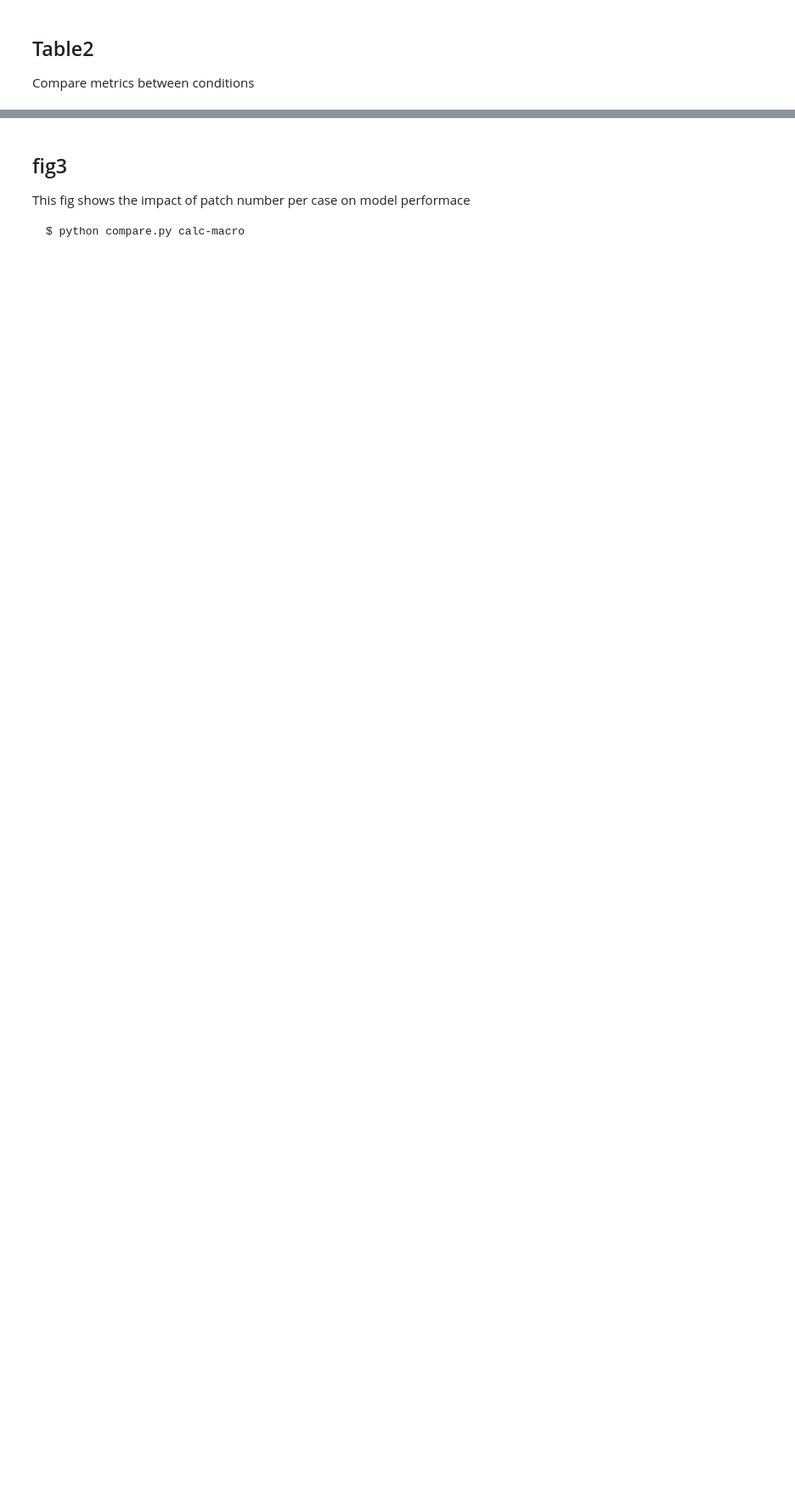
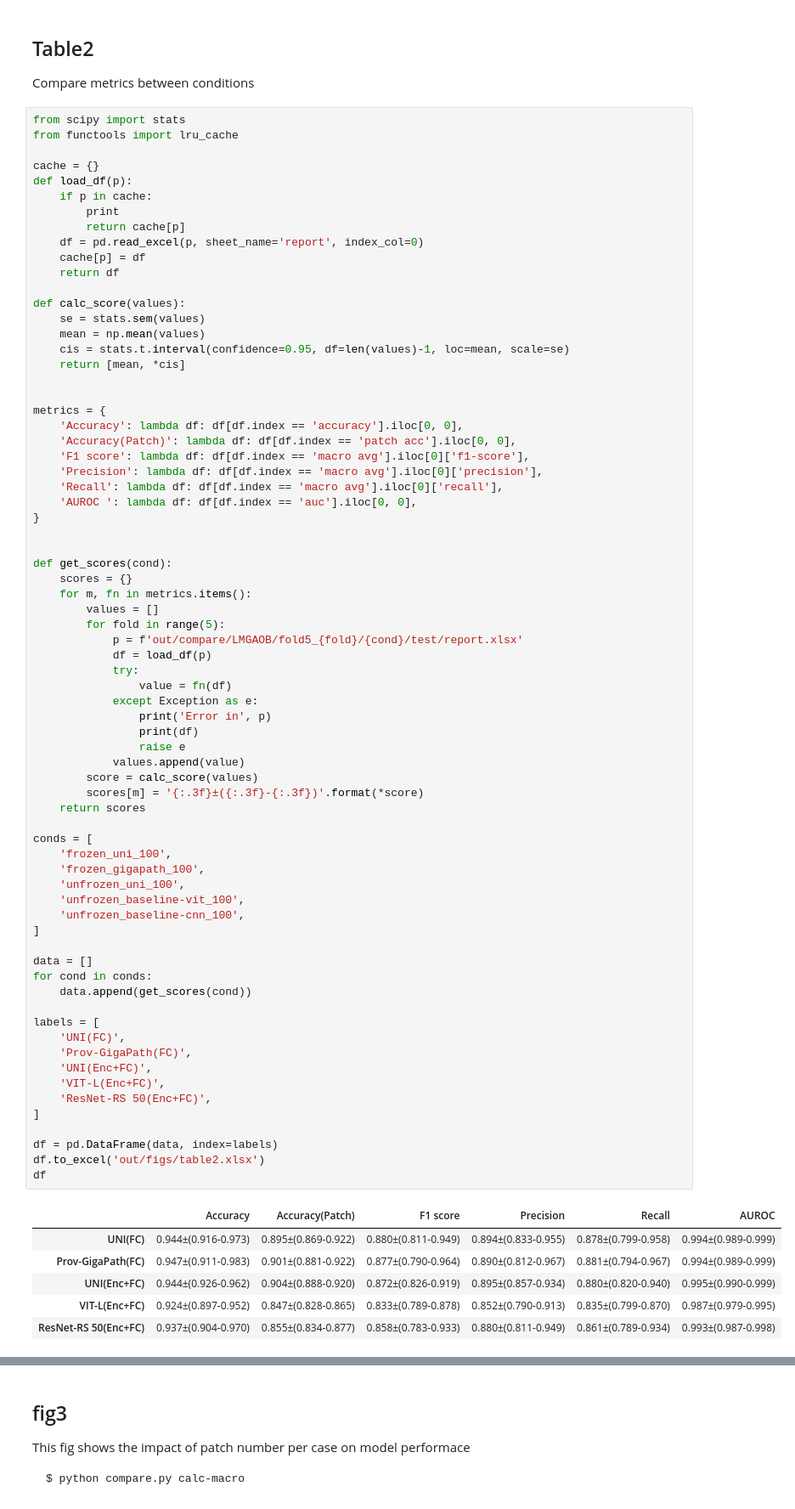
Before and after one commit to endaaman/bt, a Jupyter notebook: fig.ipynb, the cells around one changed output, grey strips where cells are left out. Shown at 85% size. Saved outputs shown, nothing was run; the diff lists cells and outputs as text; blank space fills up the shorter version.

```diff
--- a/fig.ipynb
+++ b/fig.ipynb
@@ -233,4 +233,82 @@ plt.show()
 ## Table2
 
 Compare metrics between conditions
+# %%
+from scipy import stats
+from functools import lru_cache
+
+cache = {}
+def load_df(p):
+    if p in cache:
+        print
+        return cache[p]
+    df = pd.read_excel(p, sheet_name='report', index_col=0)
+    cache[p] = df
+    return df
+
+def calc_score(values):
+    se = stats.sem(values)
+    mean = np.mean(values)
+    cis = stats.t.interval(confidence=0.95, df=len(values)-1, loc=mean, scale=se)
+    return [mean, *cis]
+
+
+metrics = {
+    'Accuracy': lambda df: df[df.index == 'accuracy'].iloc[0, 0],
+    'Accuracy(Patch)': lambda df: df[df.index == 'patch acc'].iloc[0, 0],
+    'F1 score': lambda df: df[df.index == 'macro avg'].iloc[0]['f1-score'],
+    'Precision': lambda df: df[df.index == 'macro avg'].iloc[0]['precision'],
+    'Recall': lambda df: df[df.index == 'macro avg'].iloc[0]['recall'],
+    'AUROC ': lambda df: df[df.index == 'auc'].iloc[0, 0],
+}
+
+
+def get_scores(cond):
+    scores = {}
+    for m, fn in metrics.items():
+        values = []
+        for fold in range(5):
+            p = f'out/compare/LMGAOB/fold5_{fold}/{cond}/test/report.xlsx'
+            df = load_df(p)
+            try:
+                value = fn(df)
+            except Exception as e:
+                print('Error in', p)
+                print(df)
+                raise e
+            values.append(value)
+        score = calc_score(values)
+        scores[m] = '{:.3f}±({:.3f}-{:.3f})'.format(*score)
+    return scores
+
+conds = [
+    'frozen_uni_100',
+    'frozen_gigapath_100',
+    'unfrozen_uni_100',
+    'unfrozen_baseline-vit_100',
+    'unfrozen_baseline-cnn_100',
+]
+
+data = []
+for cond in conds:
+    data.append(get_scores(cond))
+
+labels = [
+    'UNI(FC)',
+    'Prov-GigaPath(FC)',
+    'UNI(Enc+FC)',
+    'VIT-L(Enc+FC)',
+    'ResNet-RS 50(Enc+FC)',
+]
+
+df = pd.DataFrame(data, index=labels)
+df.to_excel('out/figs/table2.xlsx')
+df
+# %% [output]
+|  | Accuracy | Accuracy(Patch) | F1 score | Precision | Recall | AUROC |
+| UNI(FC) | 0.944±(0.916-0.973) | 0.895±(0.869-0.922) | 0.880±(0.811-0.949) | 0.894±(0.833-0.955) | 0.878±(0.799-0.958) | 0.994±(0.989-0.999) |
+| Prov-GigaPath(FC) | 0.947±(0.911-0.983) | 0.901±(0.881-0.922) | 0.877±(0.790-0.964) | 0.890±(0.812-0.967) | 0.881±(0.794-0.967) | 0.994±(0.989-0.999) |
+| UNI(Enc+FC) | 0.944±(0.926-0.962) | 0.904±(0.888-0.920) | 0.872±(0.826-0.919) | 0.895±(0.857-0.934) | 0.880±(0.820-0.940) | 0.995±(0.990-0.999) |
+| VIT-L(Enc+FC) | 0.924±(0.897-0.952) | 0.847±(0.828-0.865) | 0.833±(0.789-0.878) | 0.852±(0.790-0.913) | 0.835±(0.799-0.870) | 0.987±(0.979-0.995) |
+| ResNet-RS 50(Enc+FC) | 0.937±(0.904-0.970) | 0.855±(0.834-0.877) | 0.858±(0.783-0.933) | 0.880±(0.811-0.949) | 0.861±(0.789-0.934) | 0.993±(0.987-0.998) |
 # %%
```
Also changed, not shown: parts of 1 cell of this notebook.
